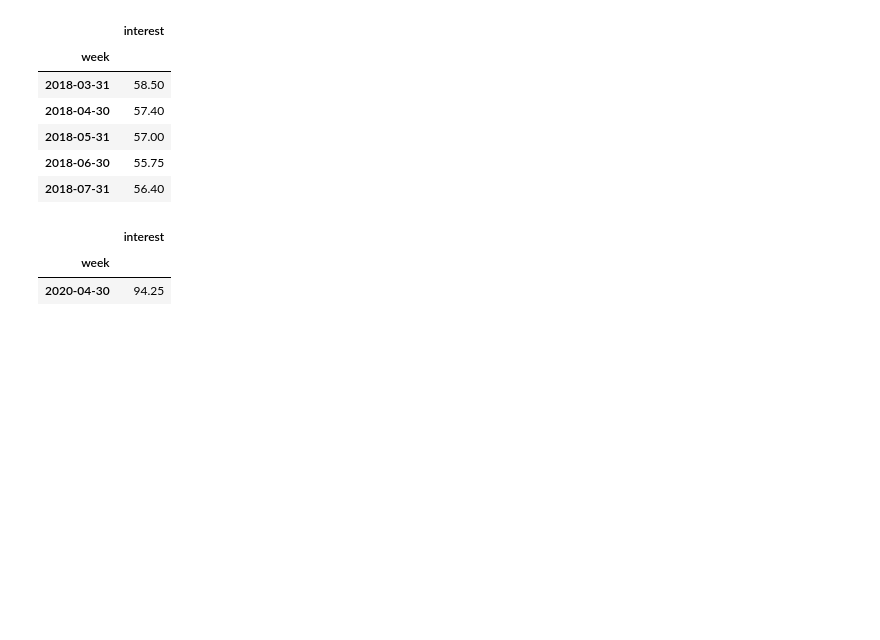
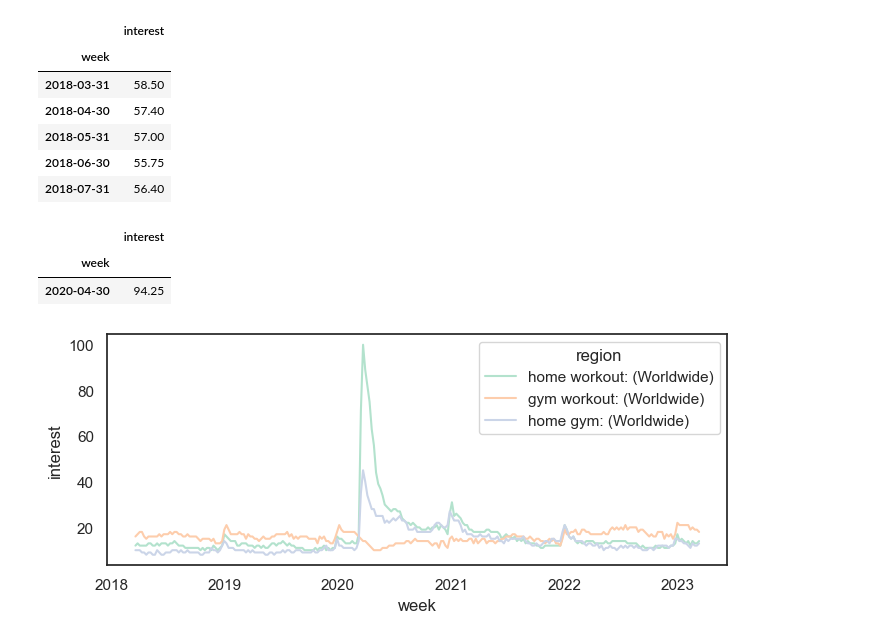
Before and after one commit to JeremyTallant/market_analysis, a Jupyter notebook: product_management.ipynb, the cells around one changed output. Saved outputs shown, nothing was run; the diff lists cells and outputs as text; code cells hidden in the pictures; blank space fills up the shorter version.

```diff
--- a/product_management.ipynb
+++ b/product_management.ipynb
@@ -84,3 +84,8 @@ month_high
 |  | interest |
 | week |  |
 | 2020-04-30 | 94.25 |
+# %%
+# Load in home_workout_gym_workout_home_gym.csv
+home_workout = read_file('data/home_workout_gym_workout_home_gym.csv')
+# %% [output]
+[figure, added]
```
